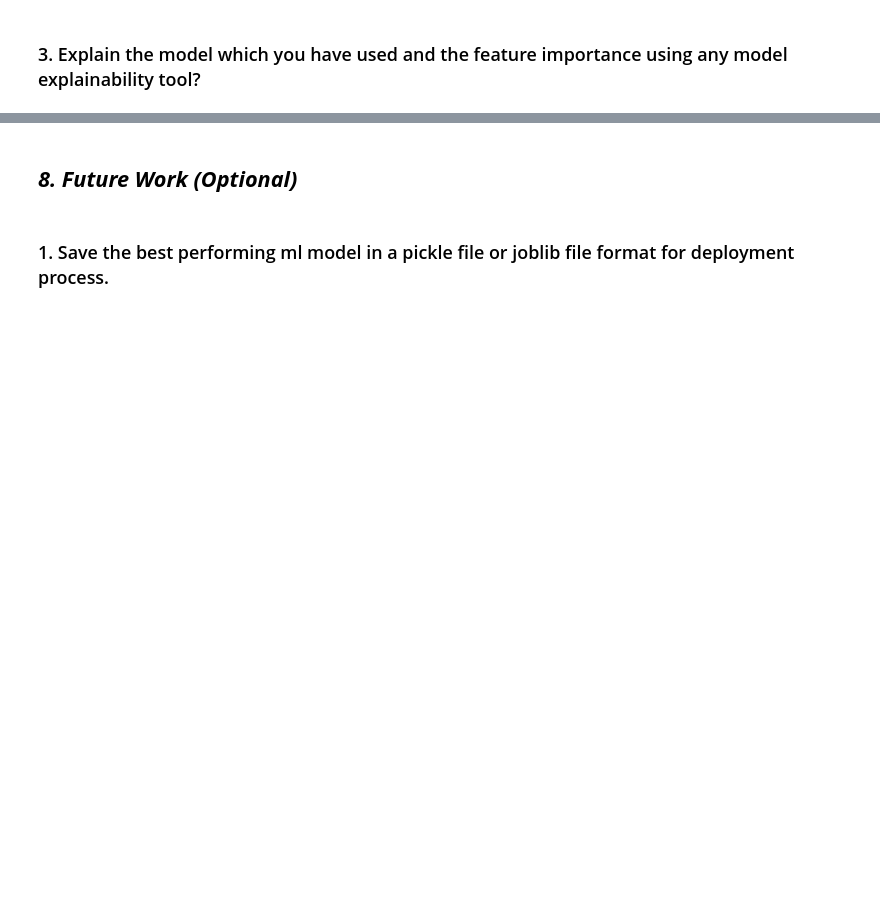
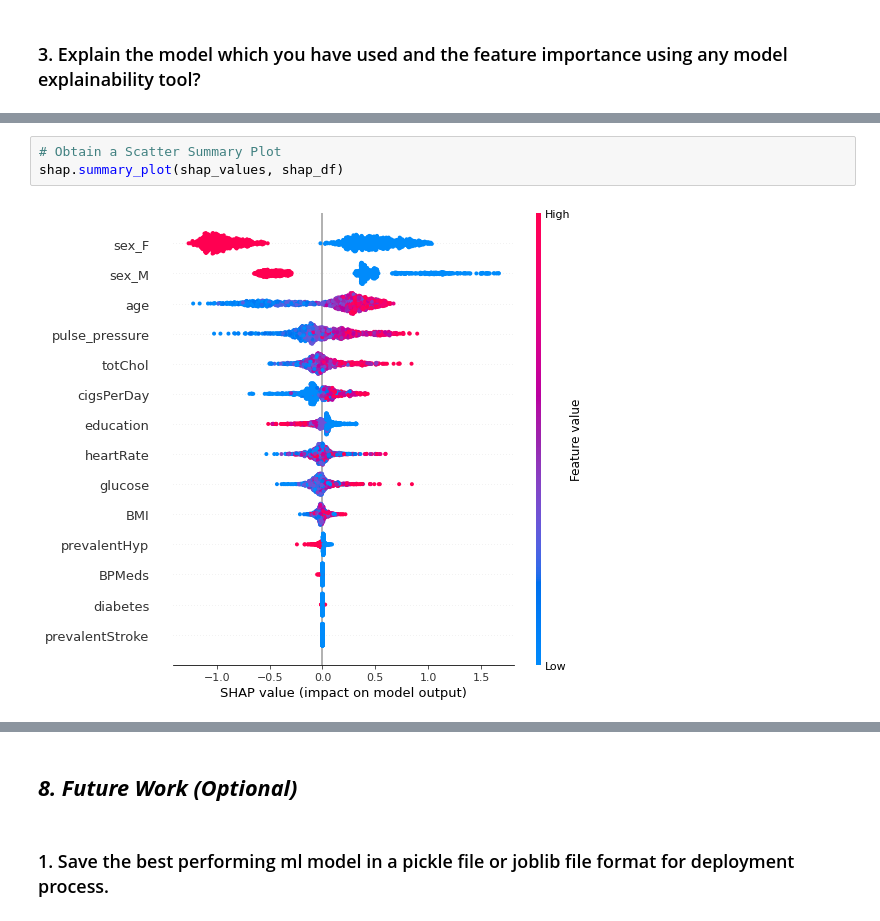
Before and after one commit to Sridharpadhy/Cardiovascular-Risk-Prediction, a Jupyter notebook: Sridhar_ML_Classification_Capstone_Project_Cardiovascular_Risk_Prediction_.ipynb, the cells around one changed output, grey strips where cells are left out. Saved outputs shown, nothing was run; the diff lists cells and outputs as text; blank space fills up the shorter version.

```diff
--- a/Sridhar_ML_Classification_Capstone_Project_Cardiovascular_Risk_Prediction_.ipynb
+++ b/Sridhar_ML_Classification_Capstone_Project_Cardiovascular_Risk_Prediction_.ipynb
@@ -1725,0 +1768,5 @@ Answer Here.
+# %%
+# Obtain a Scatter Summary Plot
+shap.summary_plot(shap_values, shap_df)
+# %% [output]
+[figure, added]
```
Also changed, not shown: parts of 43 cells of this notebook.
